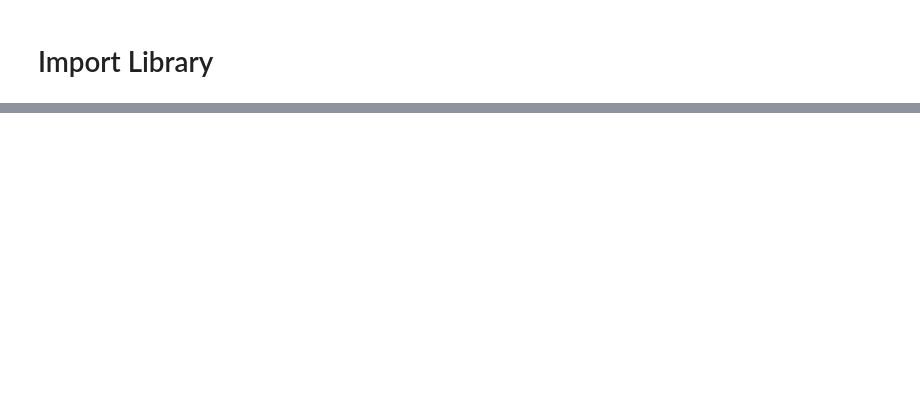
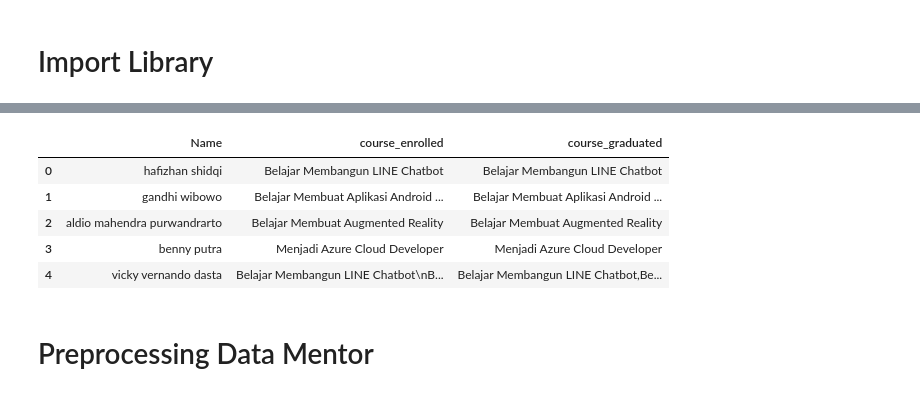
Before and after one commit to abdinegara783/ML-Mentoring-Platform-Dicoding, a Jupyter notebook: Recommender_System_Fix.ipynb, the cells around one changed output, grey strips where cells are left out. Drawn from its saved outputs; the diff is of its cells as text; code cells hidden in the pictures; blank space fills up the shorter version.

```diff
--- a/Recommender_System_Fix.ipynb
+++ b/Recommender_System_Fix.ipynb
@@ -119,0 +31,12 @@ Failed to fetch CSV file: 404 - 404: Not Found
+# %%
+mentees=pd.read_csv('mentees.csv')
+mentees.head(5)
+# %% [output]
+|  | Name | course_enrolled | course_graduated |
+| 0 | hafizhan shidqi | Belajar Membangun LINE Chatbot | Belajar Membangun LINE Chatbot |
+| 1 | gandhi wibowo | Belajar Membuat Aplikasi Android ... | Belajar Membuat Aplikasi Android ... |
+| 2 | aldio mahendra purwandrarto | Belajar Membuat Augmented Reality | Belajar Membuat Augmented Reality |
+| 3 | benny putra | Menjadi Azure Cloud Developer | Menjadi Azure Cloud Developer |
+| 4 | vicky vernando dasta | Belajar Membangun LINE Chatbot\nB... | Belajar Membangun LINE Chatbot,Be... |
+# %% [markdown]
+# Preprocessing Data Mentor
```
Also changed, not shown: parts of 13 cells of this notebook.
